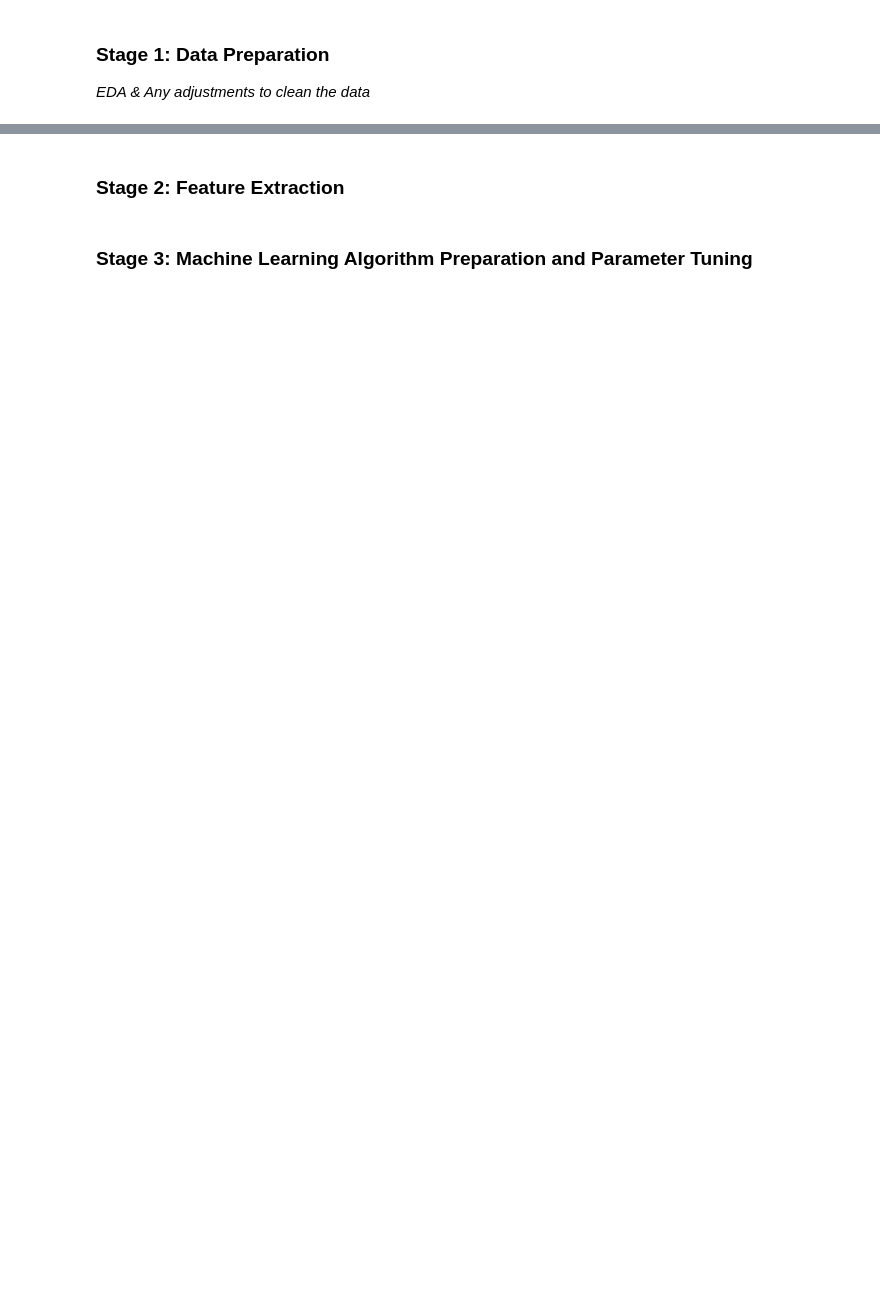
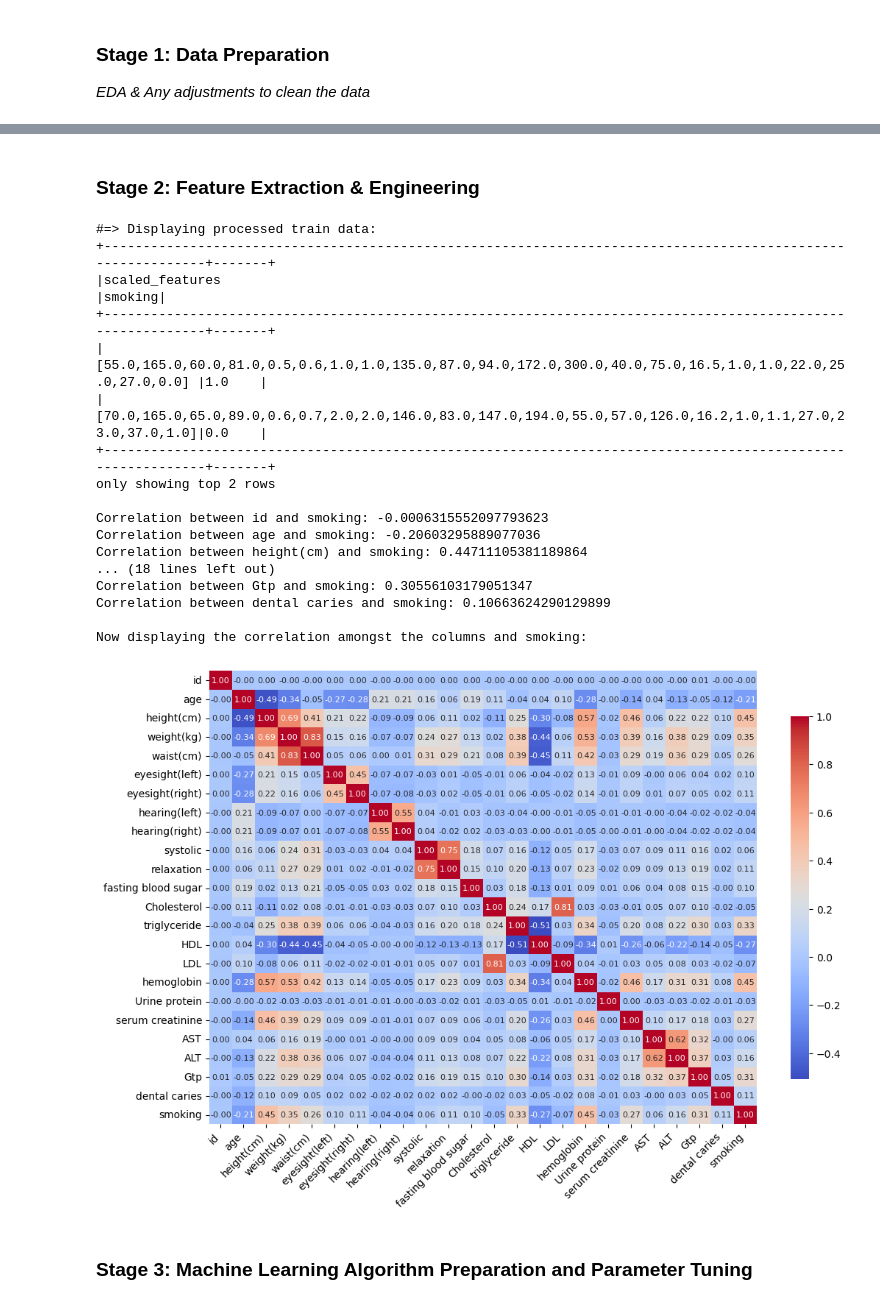
Before and after one commit to evandergraaf/M10.13-Smoker-Dataset, a Jupyter notebook: M1013 Smoker Dataset.ipynb, the cells around one changed output, grey strips where cells are left out. Cells and saved outputs as stored; diff of their text form; code cells hidden in the pictures; blank space fills up the shorter version.

Commit message:
Add Basil's changes (VectorAssembler, correlation matrix, and separated models)

```diff
--- a/M1013 Smoker Dataset.ipynb
+++ b/M1013 Smoker Dataset.ipynb
@@ -102,2 +163,2 @@ plt.show()
 # %% [markdown]
-### Stage 2: Feature Extraction
+### Stage 2: Feature Extraction & Engineering
@@ -132,2 +165,80 @@ df_train_x.show(n=2, truncate=False)
+# %%
+#from pyspark.ml.feature import FeatureHasher
+#from pyspark.sql.functions import concat
+#from pyspark.ml.feature import VectorAssembler, StandardScaler
+
+# Split data from label
+x_features = ['age', 'height(cm)', 'weight(kg)', 'waist(cm)', 'eyesight(left)', 'eyesight(right)', 'hearing(left)', 'hearing(right)', 'systolic', 'relaxation', 'fasting blood sugar', 'Cholesterol', 'triglyceride', 'HDL', 'LDL', 'hemoglobin', 'Urine protein', 'serum creatinine', 'AST', 'ALT', 'Gtp', 'dental caries']
+y_features = ['smoking']
+
+
+##Assemble features
+assembler = VectorAssembler(inputCols=x_features, outputCol="scaled_features")
+#transformed_data = assembler.transform(df_train)
+transformed_data = assembler.transform(df_train).select("scaled_features", "smoking")
+#df_train_x = transformed_data
+#scaled_data = df_train_x
+
+
+##Standardize features
+#scaler = StandardScaler(inputCol="features", outputCol="scaled_features")
+#scaled_data = scaler.fit(transformed_data).transform(transformed_data)
+df_train_x = transformed_data
+scaled_data = df_train_x
+
+
+# Now display 2 rows of the processed train data.
+print("\n")
+print('#=> Displaying processed train data:')
+df_train_x.show(n=2, truncate=False)
+
+
+##Calculate correlations between the columns and smoking.
+feature_columns = [col for col in df_train.columns if col != 'smoking']
+for col_name in feature_columns:
+    correlation = df_train.stat.corr(col_name, 'smoking')
+    print(f"Correlation between {col_name} and smoking: {correlation}")
+
+
+##Now convert to Pandas for visualization
+pandas_data = df_train.toPandas()
+
+##Increase the figure size
+plt.figure(figsize=(12, 8))
+
+##Create the correlation heatmap with a smaller annotation font size and rotated labels
+sns.heatmap(pandas_data.corr(), annot=True, cmap="coolwarm", fmt='.2f',
+            annot_kws={'size': 8},  ##Smaller annotation font size
+            cbar_kws={'shrink': 0.8})  ##Shrink the color bar for better fit
+
+##Rotate the axis labels for better readability
+plt.xticks(rotation=45, ha="right")
+plt.yticks(rotation=0)
+
+##Show the plot
+print("\nNow displaying the correlation amongst the columns and smoking: ")
+plt.show()
+
+
+# Use RandomForestClassifier for feature importance ranking
+# %% [output]
+#=> Displaying processed train data:
++-------------------------------------------------------------------------------------------------------------+-------+
+|scaled_features                                                                                              |smoking|
++-------------------------------------------------------------------------------------------------------------+-------+
+|[55.0,165.0,60.0,81.0,0.5,0.6,1.0,1.0,135.0,87.0,94.0,172.0,300.0,40.0,75.0,16.5,1.0,1.0,22.0,25.0,27.0,0.0] |1.0    |
+|[70.0,165.0,65.0,89.0,0.6,0.7,2.0,2.0,146.0,83.0,147.0,194.0,55.0,57.0,126.0,16.2,1.0,1.1,27.0,23.0,37.0,1.0]|0.0    |
++-------------------------------------------------------------------------------------------------------------+-------+
+only showing top 2 rows
+
+Correlation between id and smoking: -0.0006315552097793623
+Correlation between age and smoking: -0.20603295889077036
+Correlation between height(cm) and smoking: 0.44711105381189864
+... (18 lines left out)
+Correlation between Gtp and smoking: 0.30556103179051347
+Correlation between dental caries and smoking: 0.10663624290129899
+
+Now displaying the correlation amongst the columns and smoking:
+[figure, added]
 # %% [markdown]
 ### Stage 3: Machine Learning Algorithm Preparation and Parameter Tuning
```
Also changed, not shown: parts of 17 cells of this notebook.
